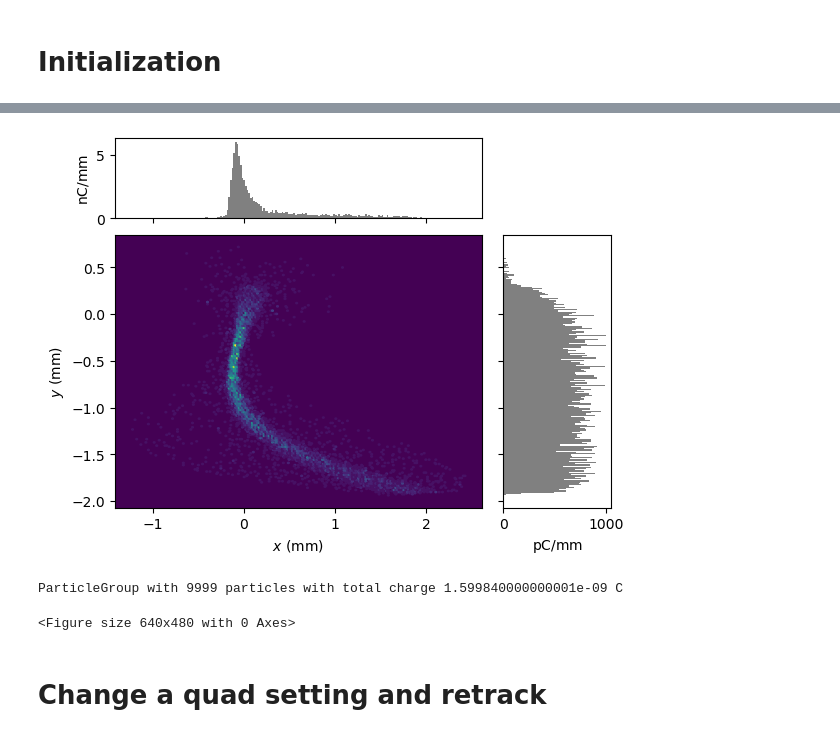
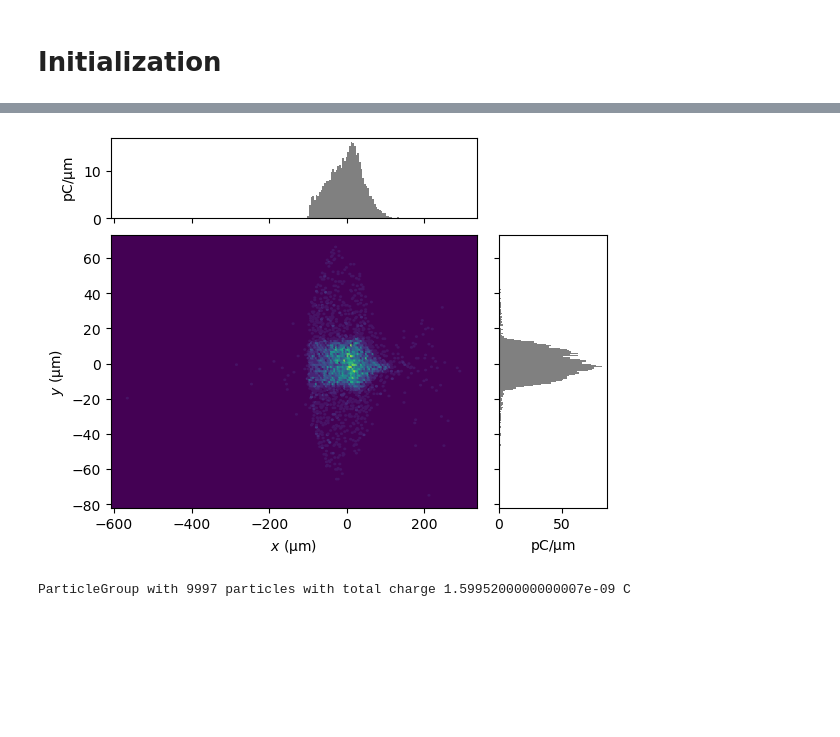
Before and after one commit to slaclab/FACET2-Bmad-PyTao, a Jupyter notebook: Example - Basic introduction.ipynb, the cells around one changed output, grey strips where cells are left out. Cells and saved outputs as stored; diff of their text form; code cells hidden in the pictures; blank space fills up the shorter version.

```diff
--- a/Example - Basic introduction.ipynb
+++ b/Example - Basic introduction.ipynb
@@ -27,12 +88,16 @@ Type:      function
 # %%
-#Load a default configuration
-importedDefaultSettings = loadConfig("setLattice_configs/2024-10-22_oneBunch_baseline.yml")
+#Load a reference configuration
+importedDefaultSettings = loadConfig("setLattice_configs/2024-10-22_oneBunch_baseline3.yml")
+
 
 #Initialize tao object
 tao = initializeTao(
     inputBeamFilePathSuffix = importedDefaultSettings["inputBeamFilePathSuffix"],
     numMacroParticles = 1e4,
     csrTF = False
+        # CSR is usually enabled since it can significantly impact the beam
+        # It's computationally expensive to calculate though
+        # Turned off here just to make the demo notebook faster
 )
 
 #Set lattice to the loaded config
@@ -73,15 +115,12 @@ trackBeam() exiting
 # %%
-#Get the beam at element "DTOTR"
-P =  getBeamAtElement(tao, "DTOTR")
+#Get the beam at element "PENT"
+P =  getBeamAtElement(tao, "PENT")
 
 #Plot the x-y projection of the beam at that location
 display(plotMod(P, 'x', 'y',  bins=200));
 plt.clf()
 
 print(P)
 # %% [output]
-[figure, old version]
+[figure, new version]
-ParticleGroup with 9999 particles with total charge 1.599840000000001e-09 C
+ParticleGroup with 9997 particles with total charge 1.5995200000000007e-09 C
-<Figure size 640x480 with 0 Axes>
-# %% [markdown]
-# Change a quad setting and retrack
```
Also changed, not shown: parts of 28 cells of this notebook, 7 other files.
